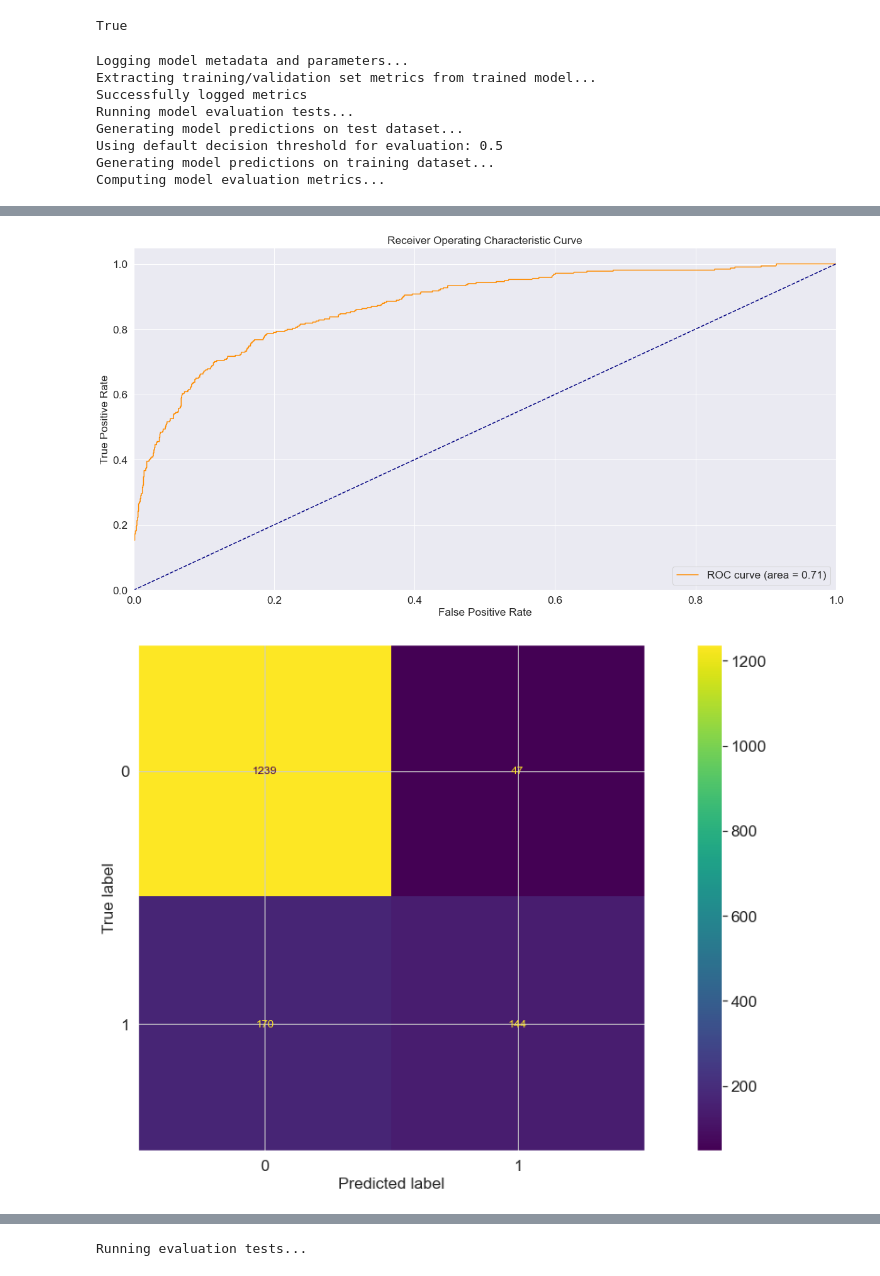
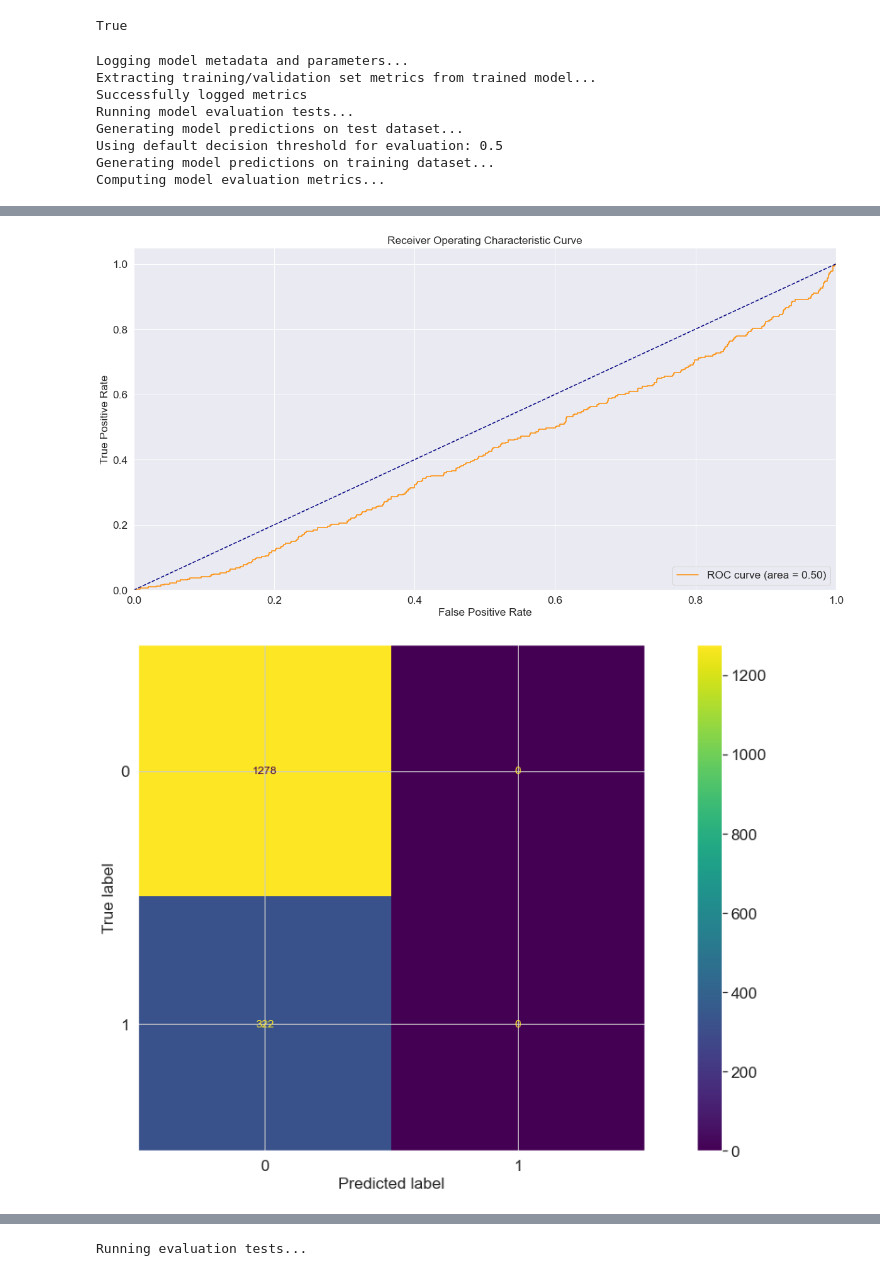
Before and after one commit to validmind/developer-framework, a Jupyter notebook: notebooks/intro.ipynb, the cells around one changed output, grey strips where cells are left out. Saved outputs shown, nothing was run; the diff lists cells and outputs as text; code cells hidden in the pictures.

Commit message:
Initial support for LogisticRegression

```diff
--- a/notebooks/intro.ipynb
+++ b/notebooks/intro.ipynb
@@ -253,14 +255,22 @@ y_test = test_df.loc[:, "Exited"].astype(int)
 
 We will train a simple XGBoost model and set its `eval_set` to `[(x_train, y_train), (x_val, y_val)]` in order to collect validation datasets metrics on every round. The ValidMind library supports collecting any type of "in training" metrics so model developers can provide additional context to model validators if necessary.
 # %%
-xgb_model = xgb.XGBClassifier(early_stopping_rounds=10)
-xgb_model.set_params(
-    eval_metric=["error", "logloss", "auc"],
-)
-xgb_model.fit(
+# model = xgb.XGBClassifier(early_stopping_rounds=10)
+# model.set_params(
+#     eval_metric=["error", "logloss", "auc"],
+# )
+# model.fit(
+#     x_train,
+#     y_train,
+#     eval_set=[(x_train, y_train), (x_val, y_val)],
+#     verbose=False,
+# )
+
+from sklearn.linear_model import LogisticRegression
+
+model = LogisticRegression()
+model.fit(
     x_train,
     y_train,
-    eval_set=[(x_train, y_train), (x_val, y_val)],
-    verbose=False,
 )
 # %% [output]
@@ -334,7 +335,7 @@ Successfully logged metrics
 True
 # %%
 eval_results = vm.evaluate_model(
-    xgb_model,
+    model,
     train_set=(x_train, y_train),
     val_set=(x_val, y_val),
     test_set=(x_test, y_test),
@@ -365,4 +366,4 @@ roc_auc    test     0.711026
 
 Plotting model evaluation metrics...
-[figure, old version]
+[figure, new version]
-[figure, old version]
+[figure, new version]
```
Also changed, not shown: parts of 6 cells of this notebook, 5 other files.
